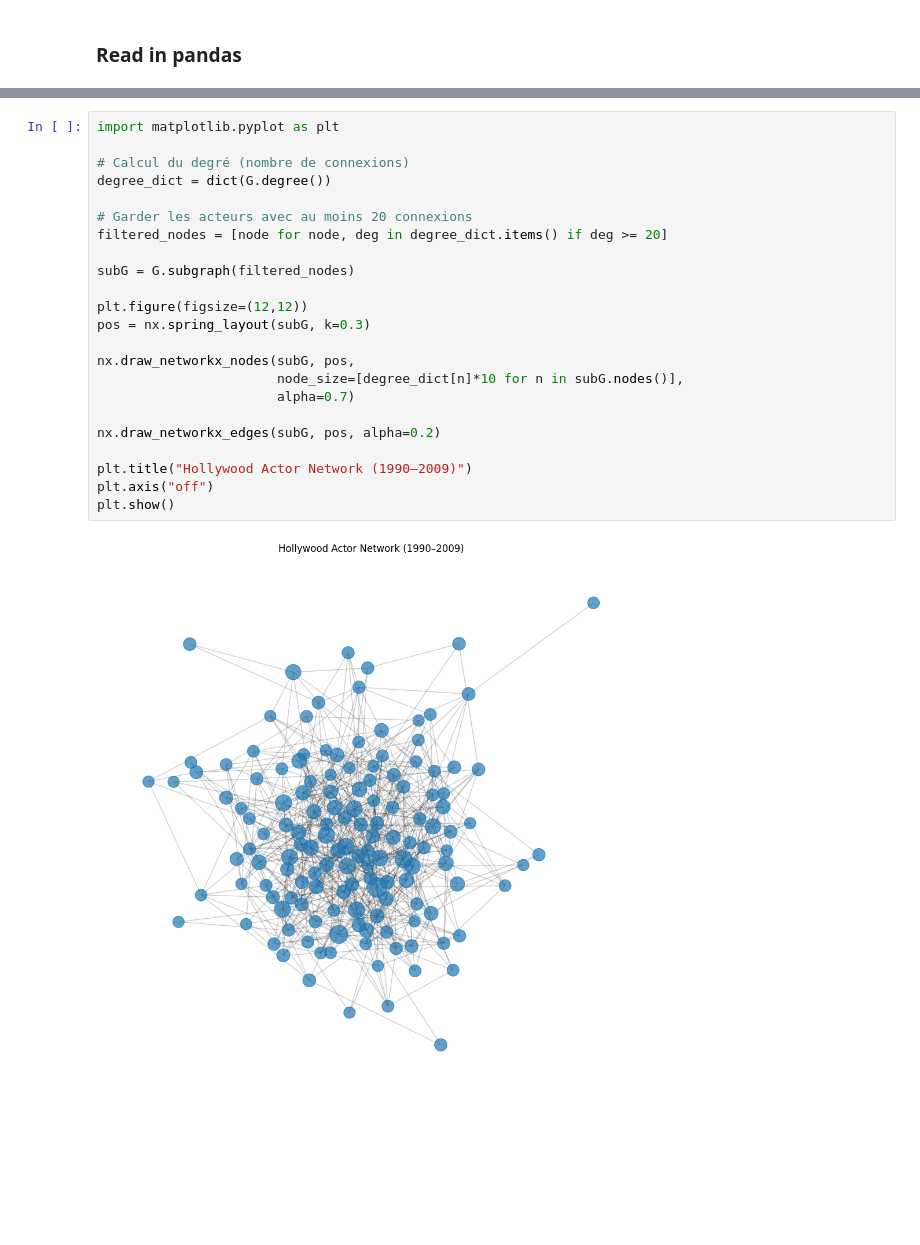
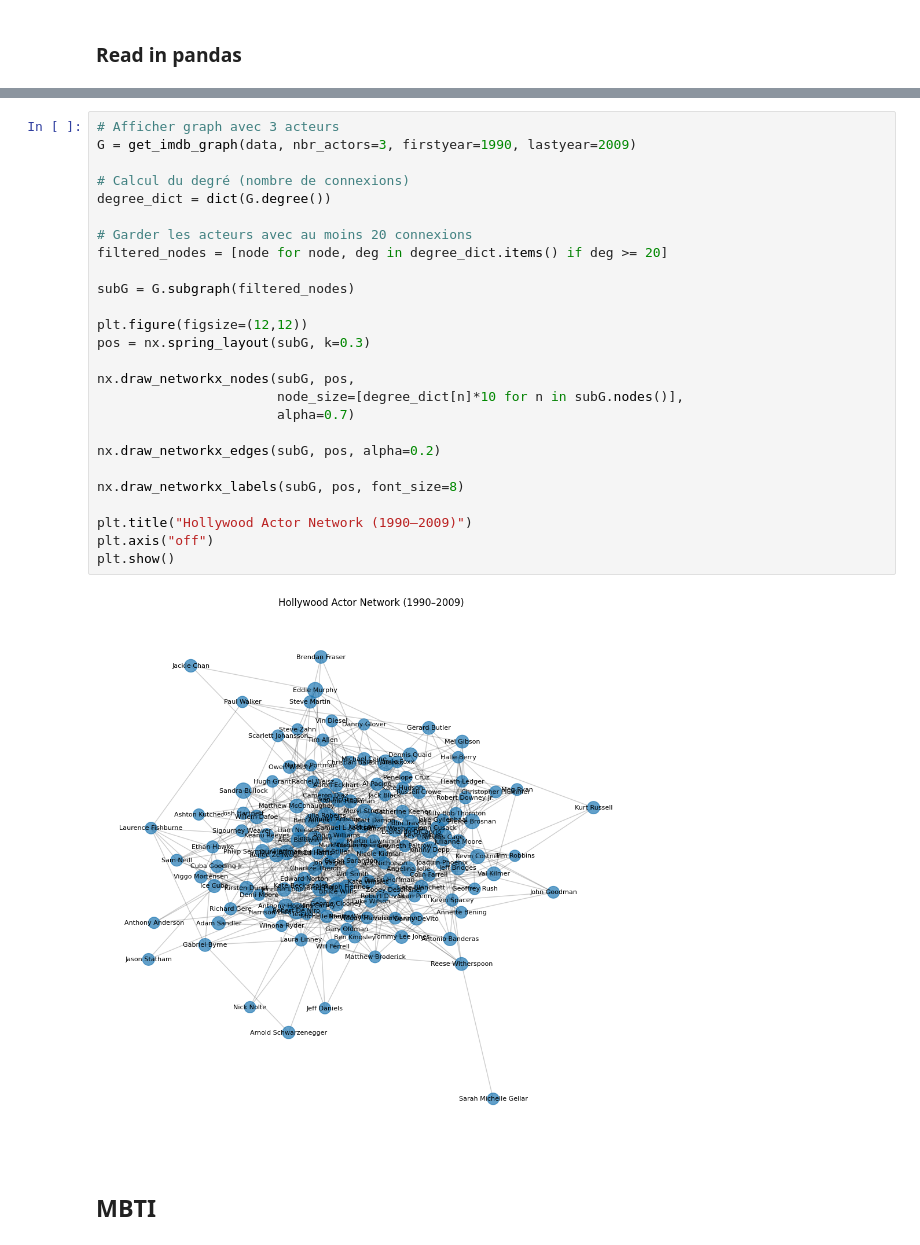
Before and after one commit to DavidGabrielPapa/TheseDeMaster, a Jupyter notebook: datatest.ipynb, the cells around one changed output, grey strips where cells are left out. Saved outputs shown, nothing was run; the diff lists cells and outputs as text; blank space fills up the shorter version.

```diff
--- a/datatest.ipynb
+++ b/datatest.ipynb
@@ -138,25 +240,30 @@ Nombre de collaborations (arêtes) : 8113
 # %%
-import matplotlib.pyplot as plt
+# Afficher graph avec 3 acteurs
+G = get_imdb_graph(data, nbr_actors=3, firstyear=1990, lastyear=2009)
 
 # Calcul du degré (nombre de connexions)
 degree_dict = dict(G.degree())
 
 # Garder les acteurs avec au moins 20 connexions
 filtered_nodes = [node for node, deg in degree_dict.items() if deg >= 20]
 
 subG = G.subgraph(filtered_nodes)
 
 plt.figure(figsize=(12,12))
 pos = nx.spring_layout(subG, k=0.3)
 
 nx.draw_networkx_nodes(subG, pos,
                        node_size=[degree_dict[n]*10 for n in subG.nodes()],
                        alpha=0.7)
 
 nx.draw_networkx_edges(subG, pos, alpha=0.2)
 
+nx.draw_networkx_labels(subG, pos, font_size=8)
+
 plt.title("Hollywood Actor Network (1990–2009)")
 plt.axis("off")
 plt.show()
 # %% [output]
-[figure, old version]
+[figure, new version]
+# %% [markdown]
+## MBTI
```
Also changed, not shown: parts of 12 cells of this notebook.
